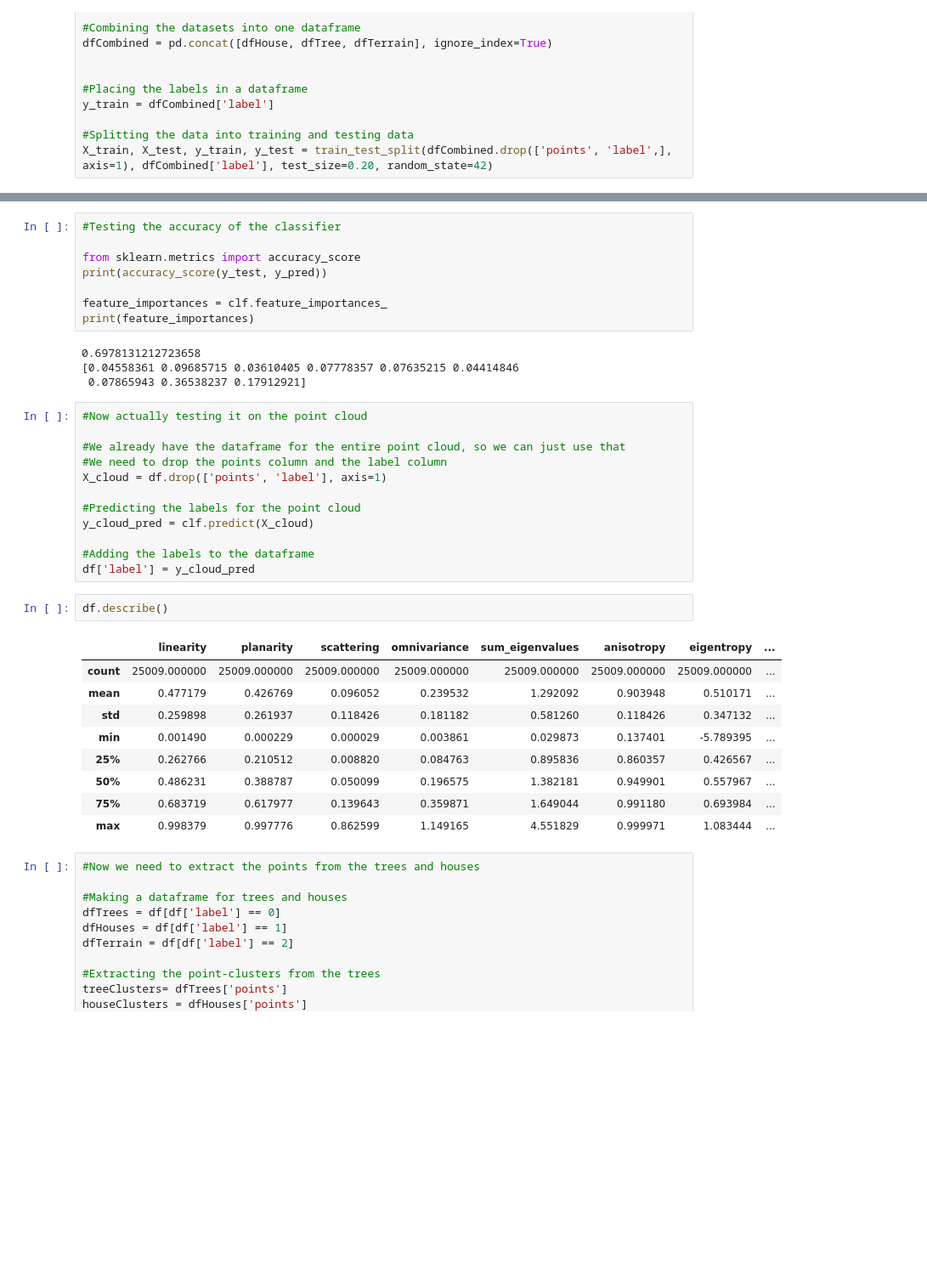
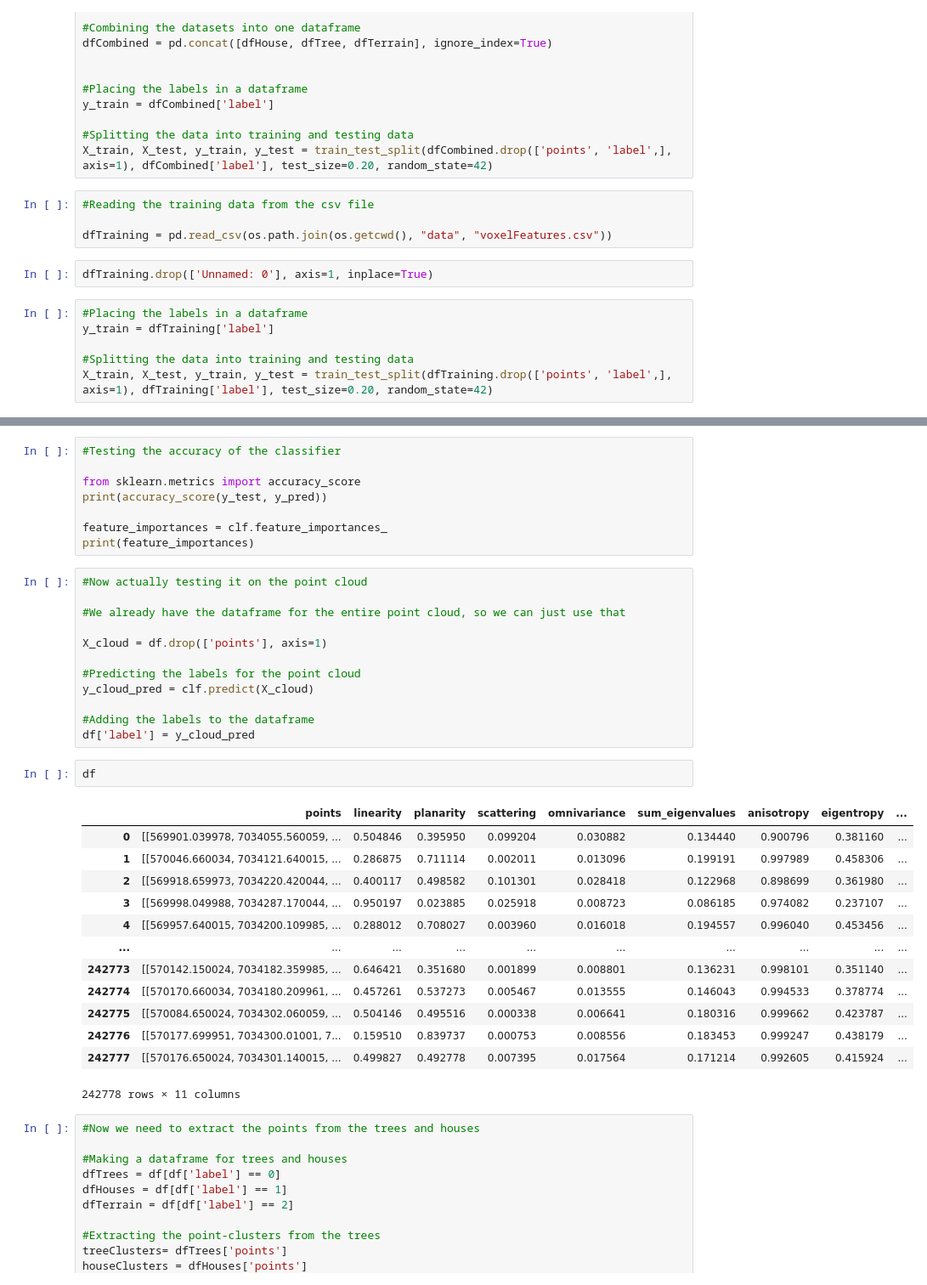
Before and after one commit to AndreasMaakes/TBA4256, a Jupyter notebook: FInal Project/finalProject.ipynb, the cells around one changed output, grey strips where cells are left out. Shown: that part at 85% size. Cells and saved outputs as stored; diff of their text form; blank space fills up the shorter version.

```diff
--- a/FInal Project/finalProject.ipynb
+++ b/FInal Project/finalProject.ipynb
@@ -426,6 +310,18 @@ y_train = dfCombined['label']
 
 #Splitting the data into training and testing data
 X_train, X_test, y_train, y_test = train_test_split(dfCombined.drop(['points', 'label',], axis=1), dfCombined['label'], test_size=0.20, random_state=42)
+# %%
+#Reading the training data from the csv file
+
+dfTraining = pd.read_csv(os.path.join(os.getcwd(), "data", "voxelFeatures.csv"))
+# %%
+dfTraining.drop(['Unnamed: 0'], axis=1, inplace=True)
+# %%
+#Placing the labels in a dataframe
+y_train = dfTraining['label']
+
+#Splitting the data into training and testing data
+X_train, X_test, y_train, y_test = train_test_split(dfTraining.drop(['points', 'label',], axis=1), dfTraining['label'], test_size=0.20, random_state=42)
 # %%
 #Training a decision tree classifier
 
@@ -450,16 +357,12 @@ print(accuracy_score(y_test, y_pred))
 
 feature_importances = clf.feature_importances_
 print(feature_importances)
-# %% [output]
-0.6978131212723658
-[0.04558361 0.09685715 0.03610405 0.07778357 0.07635215 0.04414846
- 0.07865943 0.36538237 0.17912921]
 # %%
 #Now actually testing it on the point cloud
 
 #We already have the dataframe for the entire point cloud, so we can just use that
-#We need to drop the points column and the label column
-X_cloud = df.drop(['points', 'label'], axis=1)
+
+X_cloud = df.drop(['points'], axis=1)
 
 #Predicting the labels for the point cloud
 y_cloud_pred = clf.predict(X_cloud)
@@ -467,17 +370,21 @@ y_cloud_pred = clf.predict(X_cloud)
 #Adding the labels to the dataframe
 df['label'] = y_cloud_pred
 # %%
-df.describe()
+df
 # %% [output]
-|  | linearity | planarity | scattering | omnivariance | sum_eigenvalues | anisotropy | eigentropy | ... |
-| count | 25009.000000 | 25009.000000 | 25009.000000 | 25009.000000 | 25009.000000 | 25009.000000 | 25009.000000 | ... |
-| mean | 0.477179 | 0.426769 | 0.096052 | 0.239532 | 1.292092 | 0.903948 | 0.510171 | ... |
-| std | 0.259898 | 0.261937 | 0.118426 | 0.181182 | 0.581260 | 0.118426 | 0.347132 | ... |
-| min | 0.001490 | 0.000229 | 0.000029 | 0.003861 | 0.029873 | 0.137401 | -5.789395 | ... |
-| 25% | 0.262766 | 0.210512 | 0.008820 | 0.084763 | 0.895836 | 0.860357 | 0.426567 | ... |
-| 50% | 0.486231 | 0.388787 | 0.050099 | 0.196575 | 1.382181 | 0.949901 | 0.557967 | ... |
-| 75% | 0.683719 | 0.617977 | 0.139643 | 0.359871 | 1.649044 | 0.991180 | 0.693984 | ... |
-| max | 0.998379 | 0.997776 | 0.862599 | 1.149165 | 4.551829 | 0.999971 | 1.083444 | ... |
+|  | points | linearity | planarity | scattering | omnivariance | sum_eigenvalues | anisotropy | eigentropy | ... |
+| 0 | [[569901.039978, 7034055.560059, ... | 0.504846 | 0.395950 | 0.099204 | 0.030882 | 0.134440 | 0.900796 | 0.381160 | ... |
+| 1 | [[570046.660034, 7034121.640015, ... | 0.286875 | 0.711114 | 0.002011 | 0.013096 | 0.199191 | 0.997989 | 0.458306 | ... |
+| 2 | [[569918.659973, 7034220.420044, ... | 0.400117 | 0.498582 | 0.101301 | 0.028418 | 0.122968 | 0.898699 | 0.361980 | ... |
+| 3 | [[569998.049988, 7034287.170044, ... | 0.950197 | 0.023885 | 0.025918 | 0.008723 | 0.086185 | 0.974082 | 0.237107 | ... |
+| 4 | [[569957.640015, 7034200.109985, ... | 0.288012 | 0.708027 | 0.003960 | 0.016018 | 0.194557 | 0.996040 | 0.453456 | ... |
+| ... | ... | ... | ... | ... | ... | ... | ... | ... | ... |
+| 242773 | [[570142.150024, 7034182.359985, ... | 0.646421 | 0.351680 | 0.001899 | 0.008801 | 0.136231 | 0.998101 | 0.351140 | ... |
+| 242774 | [[570170.660034, 7034180.209961, ... | 0.457261 | 0.537273 | 0.005467 | 0.013555 | 0.146043 | 0.994533 | 0.378774 | ... |
+| 242775 | [[570084.650024, 7034302.060059, ... | 0.504146 | 0.495516 | 0.000338 | 0.006641 | 0.180316 | 0.999662 | 0.423787 | ... |
+| 242776 | [[570177.699951, 7034300.01001, 7... | 0.159510 | 0.839737 | 0.000753 | 0.008556 | 0.183453 | 0.999247 | 0.438179 | ... |
+| 242777 | [[570176.650024, 7034301.140015, ... | 0.499827 | 0.492778 | 0.007395 | 0.017564 | 0.171214 | 0.992605 | 0.415924 | ... |
+242778 rows × 11 columns
 # %%
 #Now we need to extract the points from the trees and houses
 
```
Also changed, not shown: parts of 18 cells of this notebook, 5 other files.
